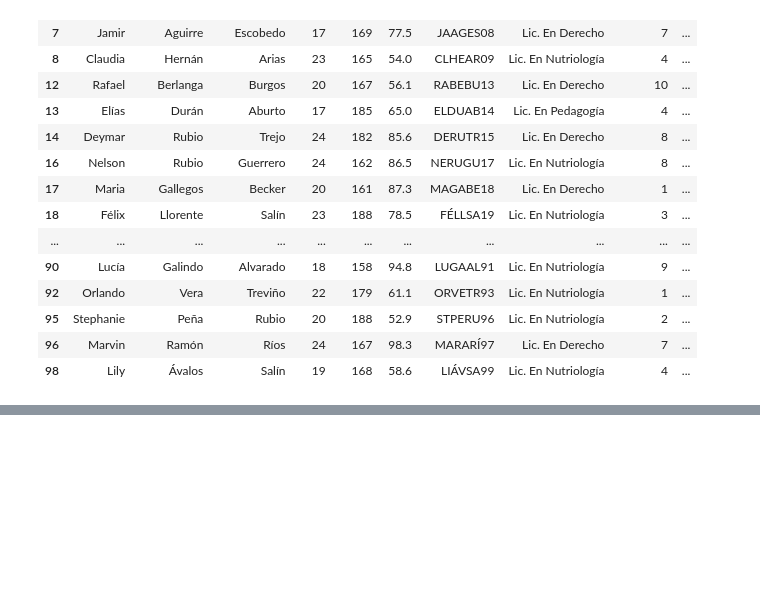
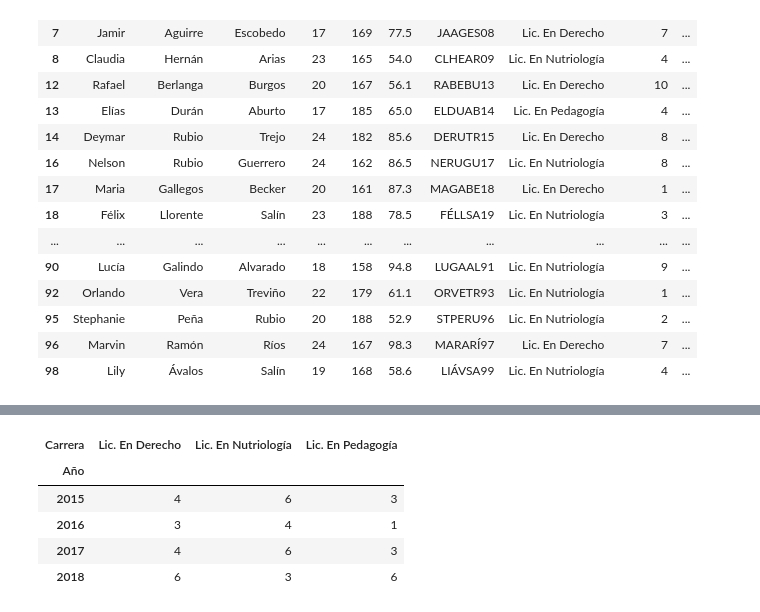
Before and after one commit to ikercalb/EjerciciosPython, a Jupyter notebook: pandas_pruebas.ipynb, the cells around one changed output, grey strips where cells are left out. Saved outputs shown, nothing was run; the diff lists cells and outputs as text; code cells hidden in the pictures; blank space fills up the shorter version.

```diff
--- a/pandas_pruebas.ipynb
+++ b/pandas_pruebas.ipynb
@@ -275,0 +293,11 @@ licenciados
+# %%
+#contar la cantidad de alumnos inscritos en cada año separado por licenciatura utilizando pivot_table
+ingresos = licenciados.pivot_table(index= "Año", columns="Carrera", values="Edad", aggfunc="count", fill_value=0)
+ingresos
+# %% [output]
+| Carrera | Lic. En Derecho | Lic. En Nutriología | Lic. En Pedagogía |
+| Año |  |  |  |
+| 2015 | 4 | 6 | 3 |
+| 2016 | 3 | 4 | 1 |
+| 2017 | 4 | 6 | 3 |
+| 2018 | 6 | 3 | 6 |
```
Also changed, not shown: parts of 5 cells of this notebook, 9 other files.
